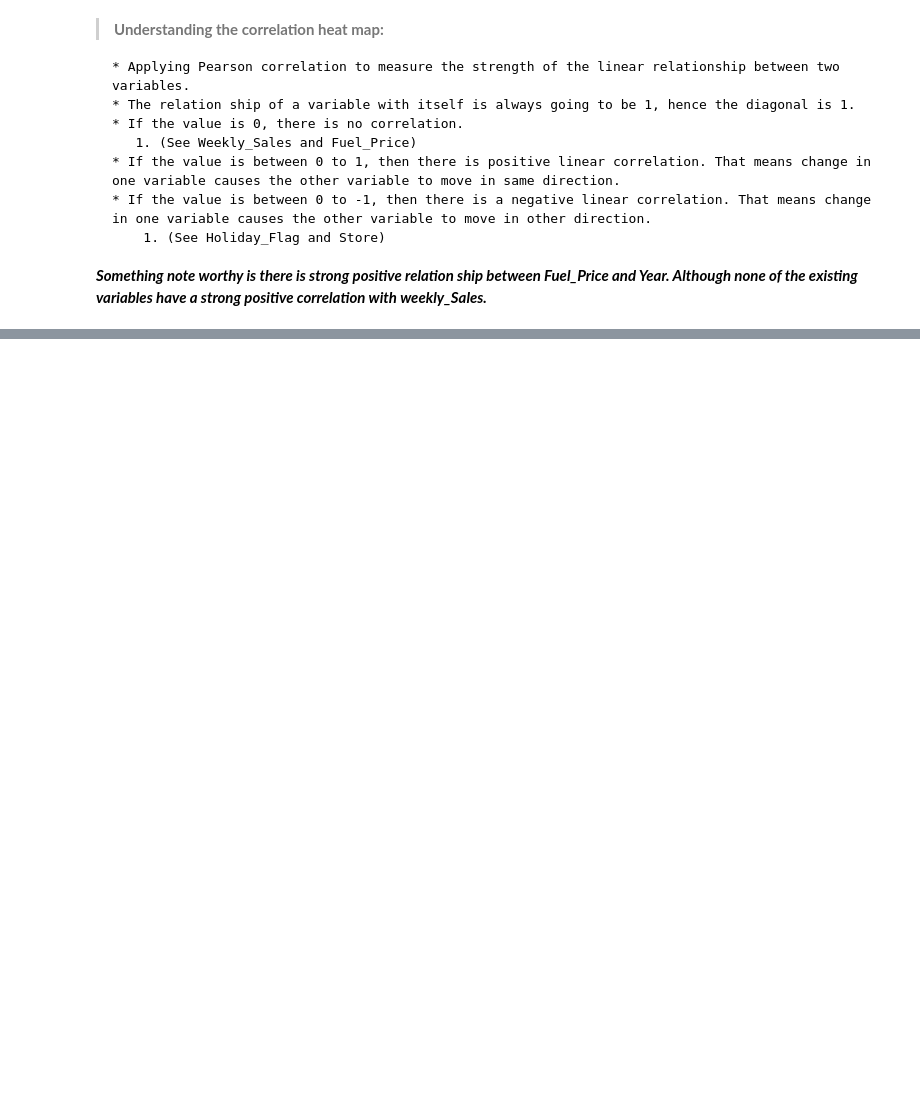
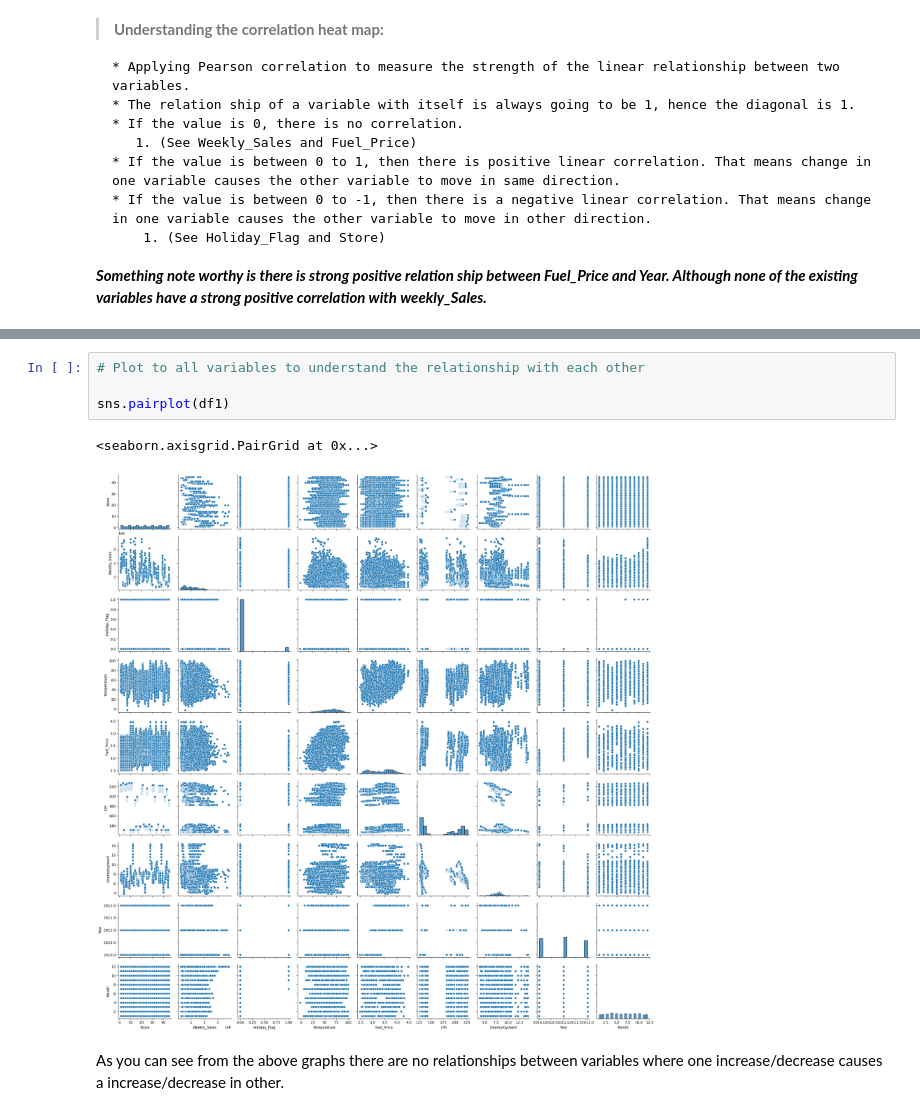
Before and after one commit to khushs9966/SampleAnalysis, a Jupyter notebook: DataForecastingAnalysisForWalmart.ipynb, the cells around one changed output, grey strips where cells are left out. Saved outputs shown, nothing was run; the diff lists cells and outputs as text; blank space fills up the shorter version.

```diff
--- a/DataForecastingAnalysisForWalmart.ipynb
+++ b/DataForecastingAnalysisForWalmart.ipynb
@@ -243,0 +268,9 @@ Although none of the existing variables have a strong positive correlation with
+# %%
+# Plot to all variables to understand the relationship with each other
+
+sns.pairplot(df1)
+# %% [output]
+<seaborn.axisgrid.PairGrid at 0x...>
+[figure, added]
+# %% [markdown]
+As you can see from the above graphs there are no relationships between variables where one increase/decrease causes a increase/decrease in other.
```
Also changed, not shown: parts of 14 cells of this notebook.
